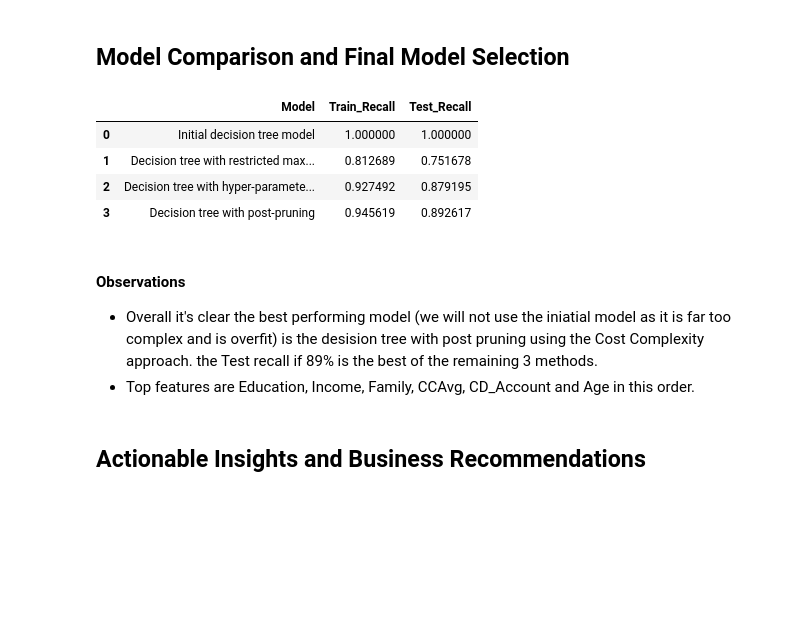
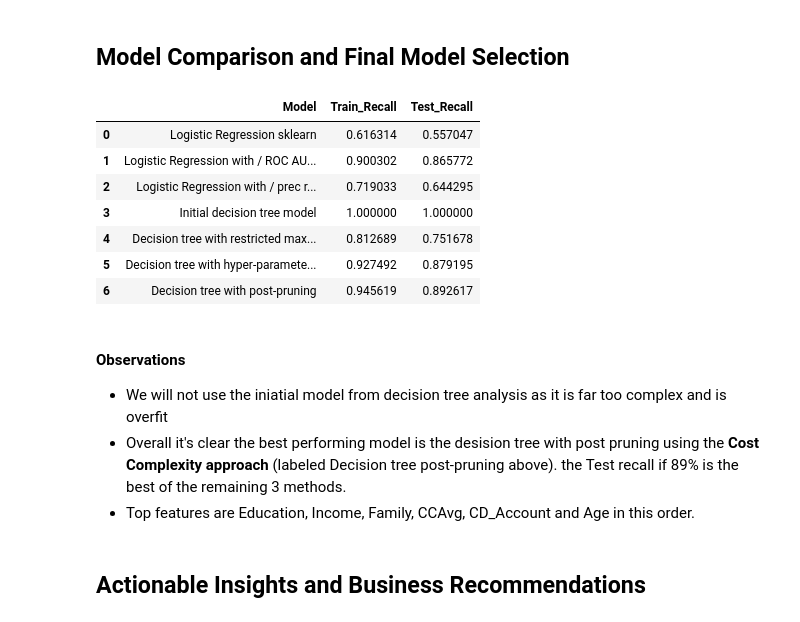
Before and after one commit to Drew75austin/Machine_Learning_Personal_Loan, a Jupyter notebook: Personal_Loan_Modelling.ipynb, the cells around one changed output. Drawn from its saved outputs; the diff is of its cells as text; code cells hidden in the pictures; blank space fills up the shorter version.

Commit message:
Updates for model comparison

```diff
--- a/Personal_Loan_Modelling.ipynb
+++ b/Personal_Loan_Modelling.ipynb
@@ -1871,39 +1892,52 @@ print (pd.DataFrame(ar_model.feature_importances_, columns = ["Imp"], index = X_
 # %%
 # code that setsup dataframe that will show results of all models to allow for a selection
 comparison_frame = pd.DataFrame(
     {
         'Model':
             [
+                "Logistic Regression sklearn",
+                "Logistic Regression with / ROC AUC thres",
+                "Logistic Regression with / prec recall thres",
                 'Initial decision tree model',
                 'Decision tree with restricted maximum depth',
                 'Decision tree with hyper-parameter tuning',
                 'Decision tree with post-pruning'
             ],
             'Train_Recall':
             [
+                logRegTrainPerf.loc[0][1],
+                logRegTrainPerfThreshold_AucRoc.loc[0][1],
+                logRegTrainPerf_threshold_P_Recall.loc[0][1],
                 loanTree_recall[0],
                 loanTree_prePruned_recall[0],
                 loanTree_grid_recall[0],
                 ar_model_recall[0]
             ],
             'Test_Recall':
             [
+                logRegTestPerf.loc[0][1],
+                logRegTestPerf_threshold_auc_roc.loc[0][1],
+                logRegTestPerfThreshold_P_Recall.loc[0][1],
                 loanTree_recall[0],
                 loanTree_prePruned_recall[1],
                 loanTree_grid_recall[1],
                 ar_model_recall[1]
             ]
     })
 comparison_frame
 # %% [output]
 |  | Model | Train_Recall | Test_Recall |
-| 0 | Initial decision tree model | 1.000000 | 1.000000 |
-| 1 | Decision tree with restricted max... | 0.812689 | 0.751678 |
-| 2 | Decision tree with hyper-paramete... | 0.927492 | 0.879195 |
-| 3 | Decision tree with post-pruning | 0.945619 | 0.892617 |
+| 0 | Logistic Regression sklearn | 0.616314 | 0.557047 |
+| 1 | Logistic Regression with / ROC AU... | 0.900302 | 0.865772 |
+| 2 | Logistic Regression with / prec r... | 0.719033 | 0.644295 |
+| 3 | Initial decision tree model | 1.000000 | 1.000000 |
+| 4 | Decision tree with restricted max... | 0.812689 | 0.751678 |
+| 5 | Decision tree with hyper-paramete... | 0.927492 | 0.879195 |
+| 6 | Decision tree with post-pruning | 0.945619 | 0.892617 |
 # %% [markdown]
 #### Observations
-- Overall it's clear the best performing model (we will not use the iniatial model as it is far too complex and is overfit) is the desision tree with post pruning using the Cost Complexity approach. the Test recall if 89% is the best of the remaining 3 methods.
+- We will not use the iniatial model from decision tree analysis as it is far too complex and is overfit
+- Overall it's clear the best performing model is the desision tree with post pruning using the **Cost Complexity approach** (labeled Decision tree post-pruning above). the Test recall if 89% is the best of the remaining 3 methods.
 - Top features are Education, Income, Family, CCAvg, CD_Account and Age in this order.
 # %% [markdown]
 ## Actionable Insights and Business Recommendations
```
Also changed, not shown: parts of 6 cells of this notebook, 1 other file.
